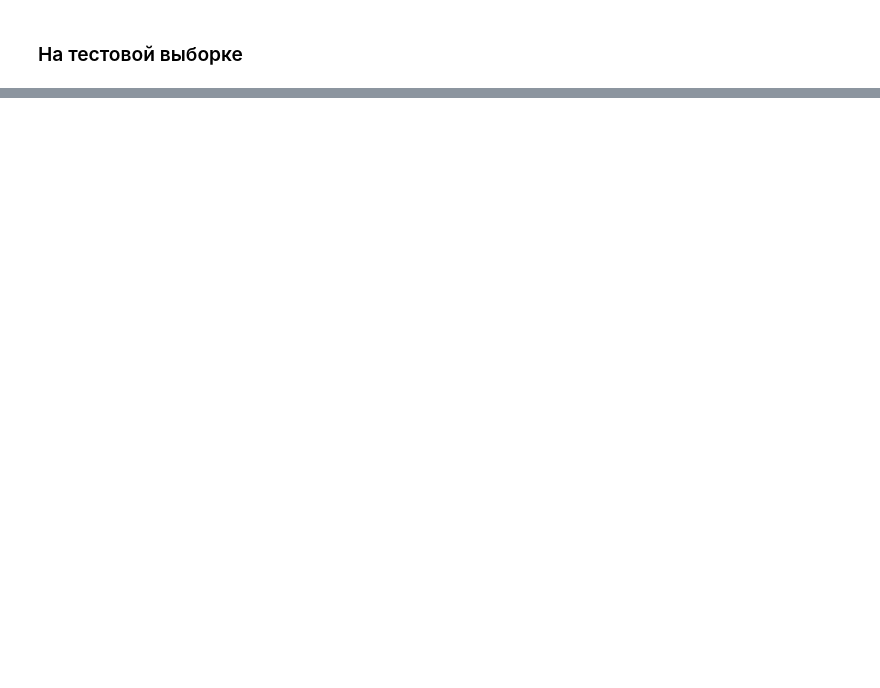
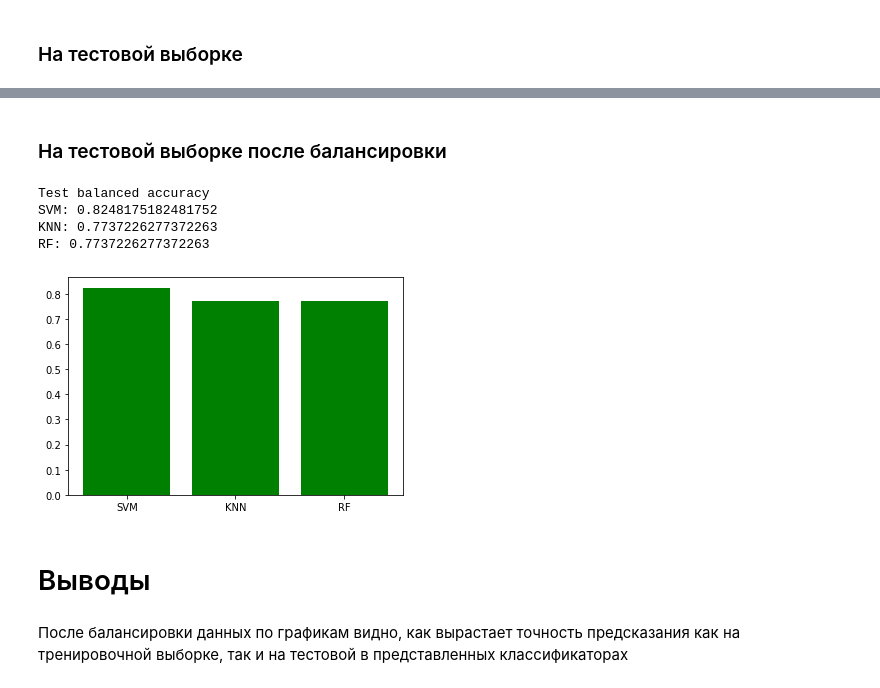
Before and after one commit to RivalLogorithm/laba_isit, a Jupyter notebook: 7_8/7_8.ipynb, the cells around one changed output, grey strips where cells are left out. Cells and saved outputs as stored; diff of their text form; code cells hidden in the pictures; blank space fills up the shorter version.

```diff
--- a/7_8/7_8.ipynb
+++ b/7_8/7_8.ipynb
@@ -367,0 +381,17 @@ RF: 0.7076923076923077
+# %% [markdown]
+### На тестовой выборке после балансировки
+# %%
+accuracy_data_test = [svm_accuracy_test_res, knn_accuracy_test_res, rf_accuracy_test_res]
+axis = ['SVM', 'KNN', 'RF']
+plt.bar(axis, accuracy_data_test, color='green')
+print("Test balanced accuracy\nSVM: {}\nKNN: {}\nRF: {}".format(svm_accuracy_test_res, knn_accuracy_test_res, rf_accuracy_test_res))
+# %% [output]
+Test balanced accuracy
+SVM: 0.8248175182481752
+KNN: 0.7737226277372263
+RF: 0.7737226277372263
+[figure, added]
+# %% [markdown]
+# Выводы
+# %% [markdown]
+После балансировки данных по графикам видно, как вырастает точность предсказания как на тренировочной выборке, так и на тестовой в представленных классификаторах
```
Also changed, not shown: parts of 27 cells of this notebook.
